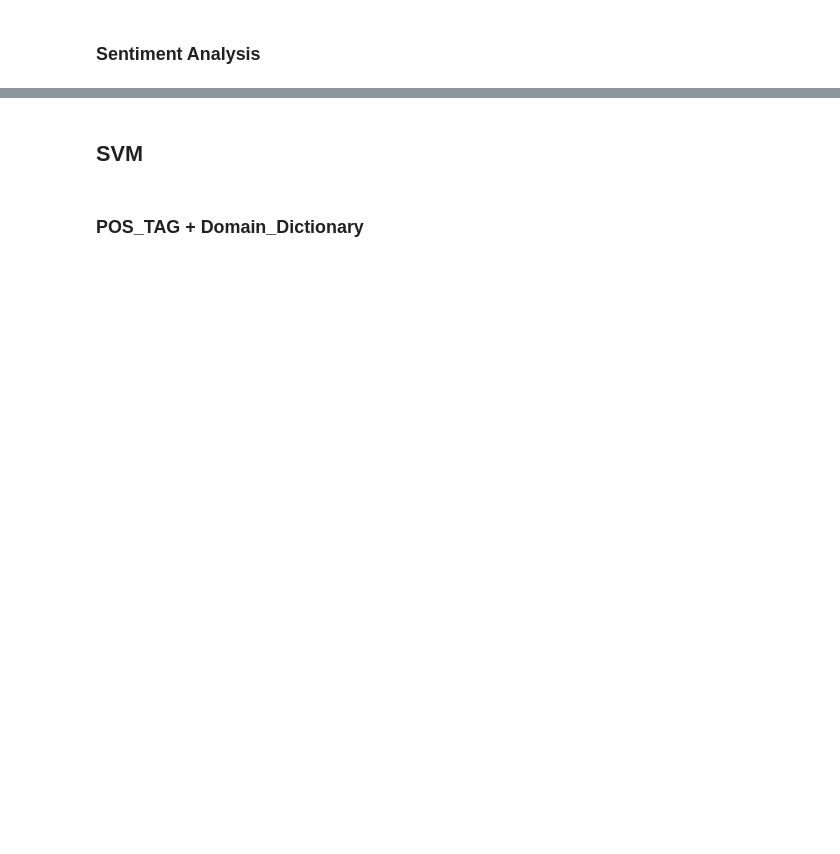
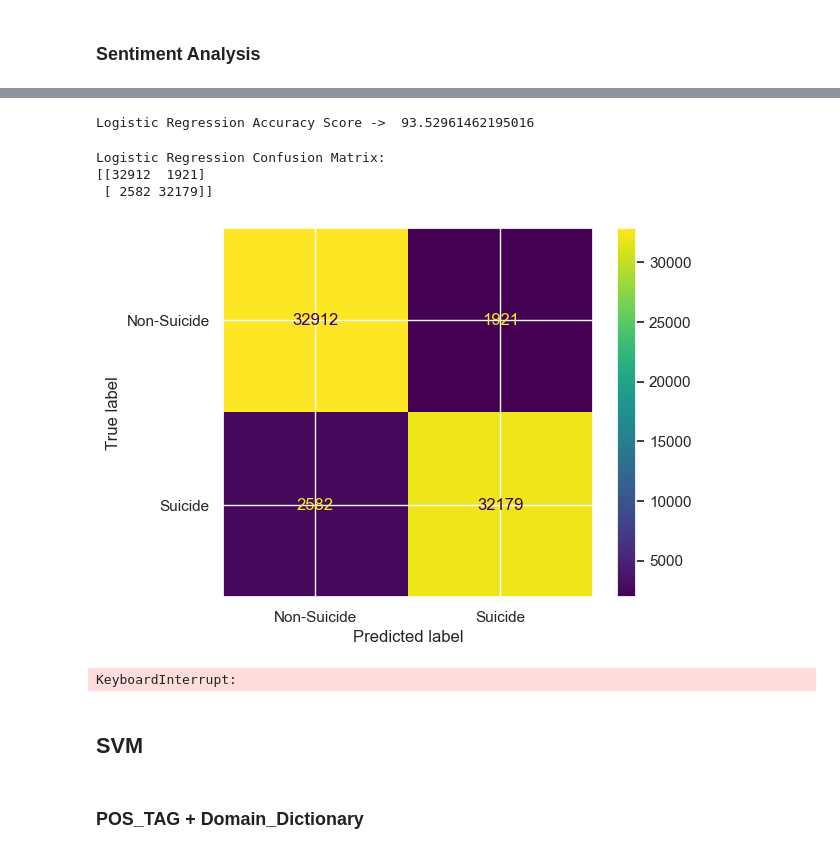
Before and after one commit to graceangrh/Text-mining-Suicide-Ideation, a Jupyter notebook: Combined.ipynb, the cells around one changed output, grey strips where cells are left out. Saved outputs shown, nothing was run; the diff lists cells and outputs as text; code cells hidden in the pictures; blank space fills up the shorter version.

Commit message:
added hyperparameter tuning

```diff
--- a/Combined.ipynb
+++ b/Combined.ipynb
@@ -416,2 +532,8 @@ plt.show()
 # %% [markdown]
 ### Sentiment Analysis
+# %%
+# fit the training dataset on the Logistic Regression classifier
+logreg_sa = LogisticRegression(max_iter=200)
+logreg_sa.fit(train_X_sa,train_y_sa)
+# predict the labels on validation dataset
+y_pred_logreg_sa = logreg_sa.predict(test_X_sa)
@@ -418,3 +551,50 @@ plt.show()
+# %%
+logreg_accuracy_sa = accuracy_score(y_pred_logreg_sa, test_y_sa)
+print("Logistic Regression Accuracy Score -> ", logreg_accuracy_sa * 100)
+# %% [output]
+Logistic Regression Accuracy Score ->  93.52961462195016
+# %%
+#Log Reg Confusion Matrix
+print("Logistic Regression Confusion Matrix:")
+print(metrics.confusion_matrix(test_y_sa, y_pred_logreg_sa))
+# %% [output]
+Logistic Regression Confusion Matrix:
+[[32912  1921]
+ [ 2582 32179]]
+# %%
+lr_confusion_matrix_sa = metrics.confusion_matrix(test_y_sa, y_pred_logreg_sa)
+
+lr_cm_display_sa = metrics.ConfusionMatrixDisplay(confusion_matrix = lr_confusion_matrix_sa, display_labels = ["Non-Suicide", "Suicide"])
+
+lr_cm_display_sa.plot()
+plt.show()
+# %% [output]
+[figure, added]
+# %%
+#### Hyperparameter tuning
+
+
+# Create a logistic regression object
+lr = LogisticRegression(max_iter=10000)
+
+# Define the parameter distributions to search over
+param_distributions = {
+    'penalty': ['l1', 'l2'],
+    'C': loguniform(0.01, 100),
+    'solver': ['liblinear', 'saga','newton-cg','lbfgs']
+}
+
+# Create a randomized search object
+random_search_sa = RandomizedSearchCV(estimator=lr, param_distributions=param_distributions, n_iter=20, cv=5, scoring='accuracy')
+
+# Fit the randomized search to the data
+random_search_sa.fit(train_X_sa, train_y_sa)
+
+# Print the best hyperparameters and the best score
+print("Best hyperparameters: ", random_search.best_params_)
+print("Best score: ", random_search.best_score_)
+# %% [output]
+KeyboardInterrupt:
 # %% [markdown]
 ## SVM
 # %% [markdown]
```
Also changed, not shown: parts of 27 cells of this notebook.
